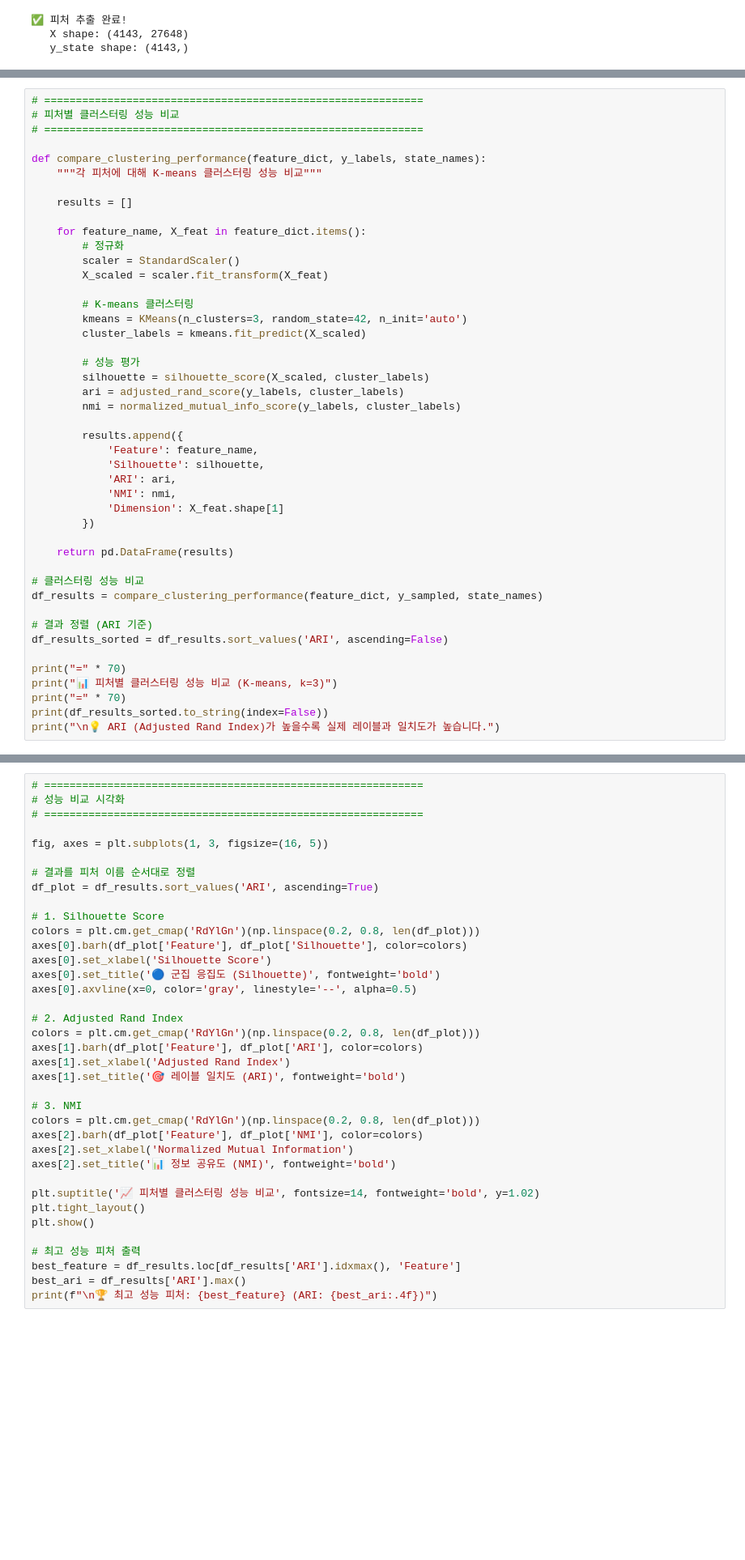
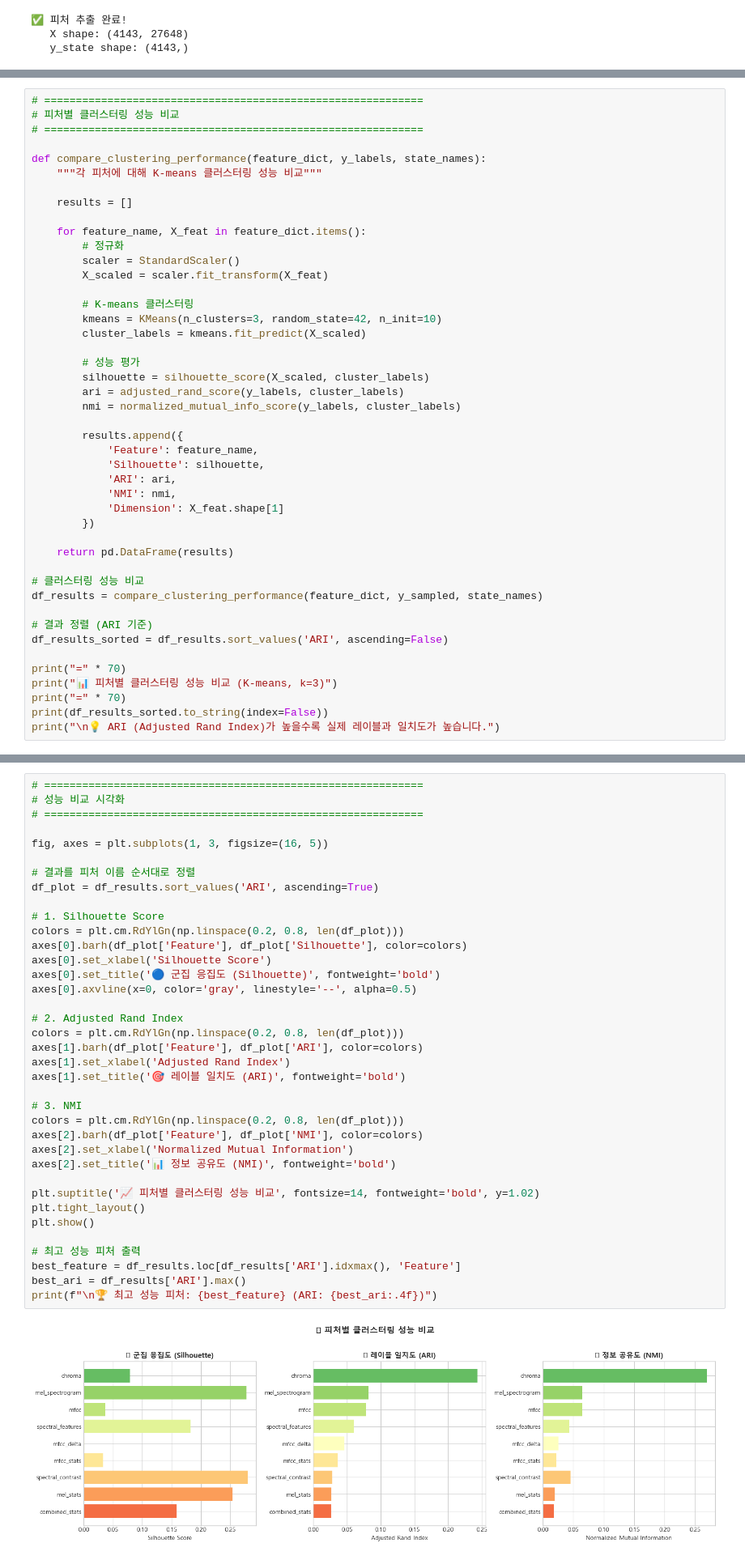
Before and after one commit to kkch1012/Sound_Project, a Jupyter notebook: notebooks/04_Hierarchical_Classification.ipynb, the cells around one changed output, grey strips where cells are left out. Shown at 81% size. Saved outputs shown, nothing was run; the diff lists cells and outputs as text; blank space fills up the shorter version.

```diff
--- a/notebooks/04_Hierarchical_Classification.ipynb
+++ b/notebooks/04_Hierarchical_Classification.ipynb
@@ -464,7 +821,7 @@ def compare_clustering_performance(feature_dict, y_labels, state_names):
         X_scaled = scaler.fit_transform(X_feat)
 
         # K-means 클러스터링
-        kmeans = KMeans(n_clusters=3, random_state=42, n_init='auto')
+        kmeans = KMeans(n_clusters=3, random_state=42, n_init=10)
         cluster_labels = kmeans.fit_predict(X_scaled)
 
         # 성능 평가
@@ -500,33 +873,35 @@ print("\n💡 ARI (Adjusted Rand Index)가 높을수록 실제 레이블과 일
 
 fig, axes = plt.subplots(1, 3, figsize=(16, 5))
 
 # 결과를 피처 이름 순서대로 정렬
 df_plot = df_results.sort_values('ARI', ascending=True)
 
 # 1. Silhouette Score
-colors = plt.cm.get_cmap('RdYlGn')(np.linspace(0.2, 0.8, len(df_plot)))
+colors = plt.cm.RdYlGn(np.linspace(0.2, 0.8, len(df_plot)))
 axes[0].barh(df_plot['Feature'], df_plot['Silhouette'], color=colors)
 axes[0].set_xlabel('Silhouette Score')
 axes[0].set_title('🔵 군집 응집도 (Silhouette)', fontweight='bold')
 axes[0].axvline(x=0, color='gray', linestyle='--', alpha=0.5)
 
 # 2. Adjusted Rand Index
-colors = plt.cm.get_cmap('RdYlGn')(np.linspace(0.2, 0.8, len(df_plot)))
+colors = plt.cm.RdYlGn(np.linspace(0.2, 0.8, len(df_plot)))
 axes[1].barh(df_plot['Feature'], df_plot['ARI'], color=colors)
 axes[1].set_xlabel('Adjusted Rand Index')
 axes[1].set_title('🎯 레이블 일치도 (ARI)', fontweight='bold')
 
 # 3. NMI
-colors = plt.cm.get_cmap('RdYlGn')(np.linspace(0.2, 0.8, len(df_plot)))
+colors = plt.cm.RdYlGn(np.linspace(0.2, 0.8, len(df_plot)))
 axes[2].barh(df_plot['Feature'], df_plot['NMI'], color=colors)
 axes[2].set_xlabel('Normalized Mutual Information')
 axes[2].set_title('📊 정보 공유도 (NMI)', fontweight='bold')
 
 plt.suptitle('📈 피처별 클러스터링 성능 비교', fontsize=14, fontweight='bold', y=1.02)
 plt.tight_layout()
 plt.show()
 
 # 최고 성능 피처 출력
 best_feature = df_results.loc[df_results['ARI'].idxmax(), 'Feature']
 best_ari = df_results['ARI'].max()
 print(f"\n🏆 최고 성능 피처: {best_feature} (ARI: {best_ari:.4f})")
+# %% [output]
+[figure, added]
```
Also changed, not shown: parts of 20 cells of this notebook, 2 other files.
